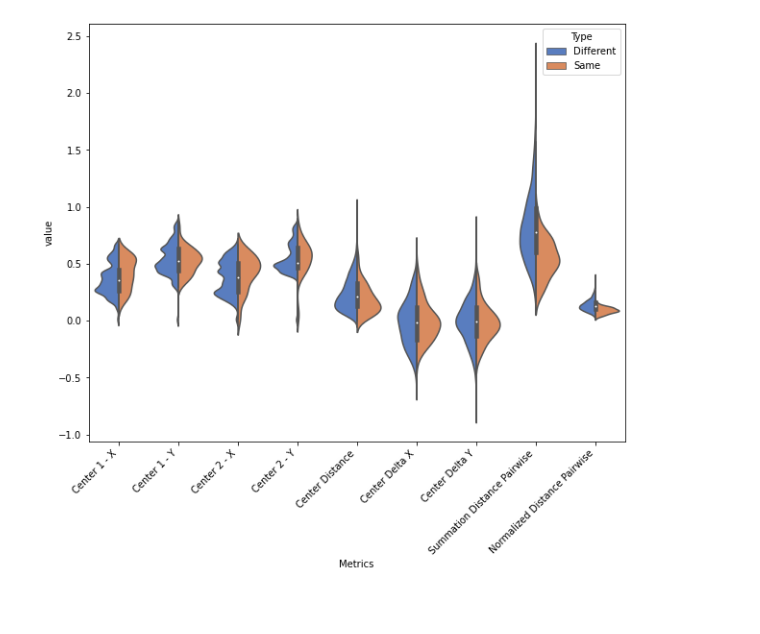
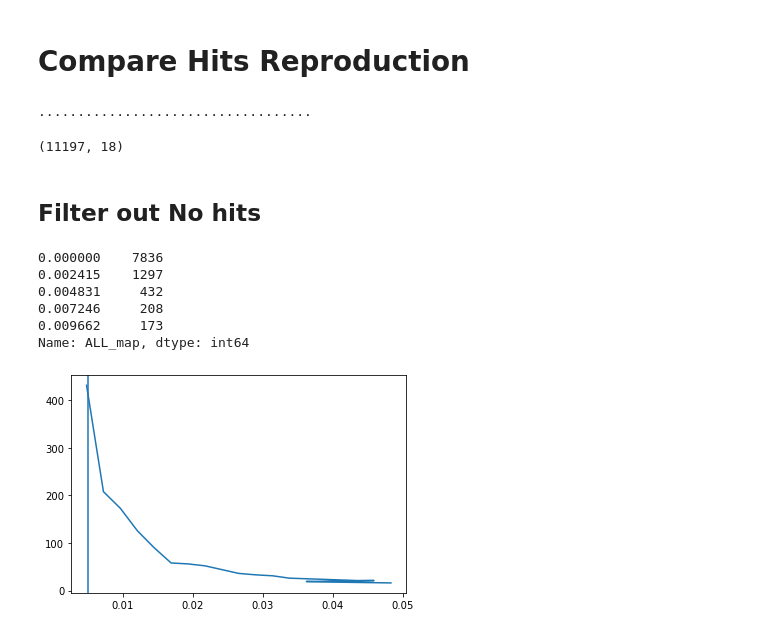
Before and after one commit to leorrose/CellProfiling-research, a Jupyter notebook: code/notebooks/Repeated-Results.ipynb, the cells around one changed output. Saved outputs shown, nothing was run; the diff lists cells and outputs as text; code cells hidden in the pictures; blank space fills up the shorter version.

Commit message:
Diagnose hit reproduction

```diff
--- a/code/notebooks/Repeated-Results.ipynb
+++ b/code/notebooks/Repeated-Results.ipynb
@@ -246,7 +15,23 @@ compares
-# %%
-fig, ax = plt.subplots(figsize=(10,8), facecolor='#ffffff')
-sns.violinplot(x="Metrics", y="value", hue="Type",
-                    data=compares, palette="muted", split=True, ax=ax)
-_ = ax.set_xticklabels(ax.get_xticklabels(), rotation=45, ha='right')
-# %% [output]
-[figure, removed]
+# %% [markdown]
+# Compare Hits Reproduction
+# %%
+zscores = extract_scores_from_all(extract_score, threshold=4)
+joined = pd.concat(zscores.values())
+joined.shape
+# %% [output]
+...................................
+(11197, 18)
+# %% [markdown]
+## Filter out No hits
+# %%
+_ = joined.query('ALL_map < 0.05 and ALL_map > 0.0025')['ALL_map'].value_counts().plot()
+_ = plt.axvline(x=0.005)
+joined.query('ALL_map < 0.01')['ALL_map'].value_counts()
+# %% [output]
+0.000000    7836
+0.002415    1297
+0.004831     432
+0.007246     208
+0.009662     173
+Name: ALL_map, dtype: int64
+[figure, added]
```
Also changed, not shown: parts of 41 cells of this notebook.
